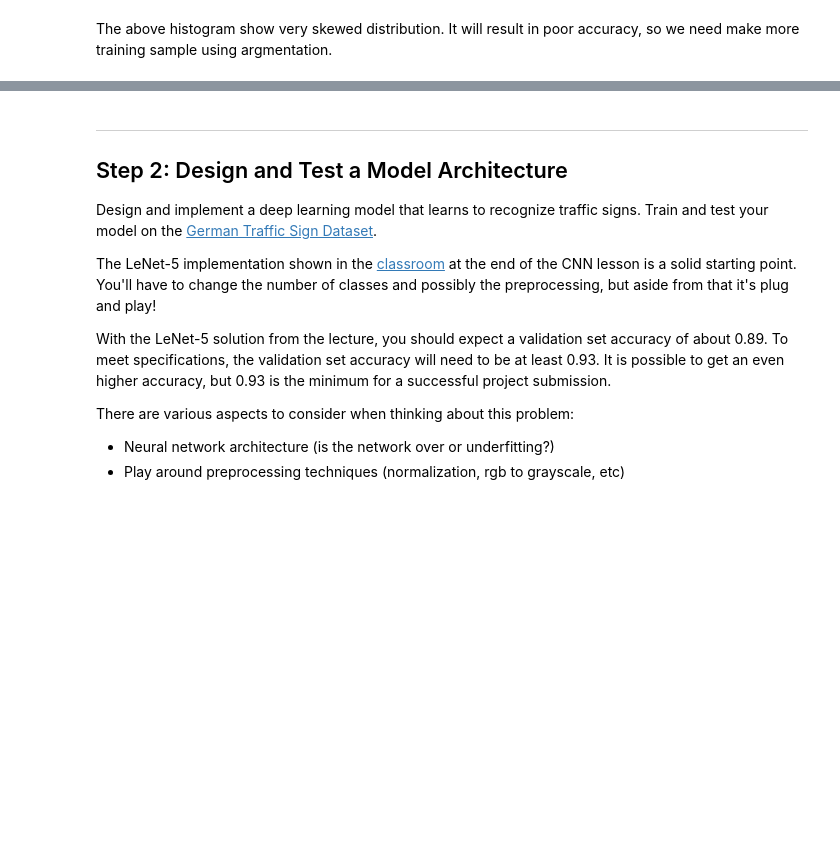
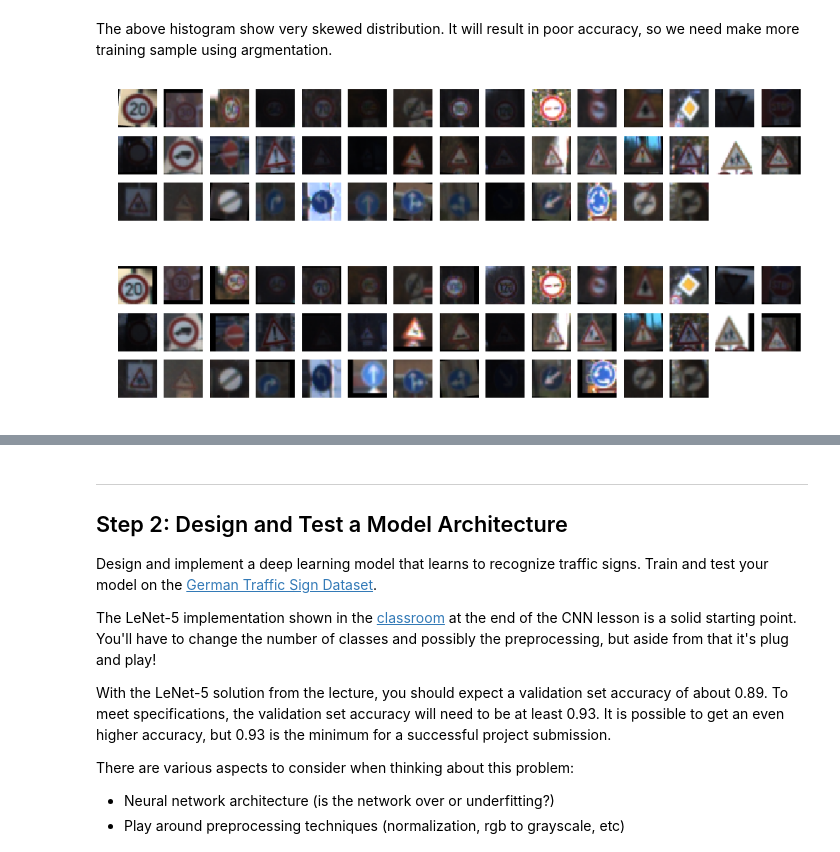
Before and after one commit to yummybian/CarND-Traffic-Sign-Classifier-Project, a Jupyter notebook: Traffic_Sign_Classifier.ipynb, the cells around one changed output, grey strips where cells are left out. Cells and saved outputs as stored; diff of their text form; code cells hidden in the pictures; blank space fills up the shorter version.

```diff
--- a/Traffic_Sign_Classifier.ipynb
+++ b/Traffic_Sign_Classifier.ipynb
@@ -107,16 +107,16 @@ import matplotlib.pyplot as plt
 %matplotlib inline
 
 
-def get_label_dict(y_data):
+def get_class_dict(y_data):
     """
     Return a class dictionary whose keys are the class
     labels and values are the indices of the class labels.
     """
     from collections import defaultdict
-    label_dict = defaultdict(list)
+    class_dict = defaultdict(list)
     for i, y in enumerate(y_data):
-        label_dict[y].append(i)
-    return label_dict
+        class_dict[y].append(i)
+    return class_dict
 
 
 def get_sample_images(X_data, y_data, start='random') :
@@ -126,24 +126,23 @@ def get_sample_images(X_data, y_data, start='random') :
     By default, images are randomly chosen from each class.
     """
     image_list = []
-    label_dict = get_label_dict(y_data)
+    class_dict = get_class_dict(y_data)
     labels = list(set(y_data))[::-1]
     for _ in range(len(labels)):
         if start == 'random':
-            i_img = random.choice(label_dict[labels.pop()])
+            i_img = random.choice(class_dict[labels.pop()])
         else :
-            i_img = label_dict[labels.pop()][start]
+            i_img = class_dict[labels.pop()][start]
         image_list.append(X_data[i_img])
     return image_list
 
 
-def show_sample_images(X_data, y_data, start='random') :
+def show_sample_images(image_list) :
     """
     Displays images from each class,
     start is the starting index in each class.
     By default, images are randomly chosen from each class.
     """
-    image_list = get_sample_images(X_data, y_data, start)
     image_count = len(image_list)
     fig, axes = plt.subplots(3, 15, figsize=(15, 3))
     for idx, ax in enumerate(axes.flatten()):
@@ -151,10 +150,8 @@ def show_sample_images(X_data, y_data, start='random') :
             ax.imshow(image_list[idx])
         ax.axis('off')
 
-
-show_sample_images(X_train, y_train, start=0)
-show_sample_images(X_train, y_train, start=1)
-show_sample_images(X_train, y_train, start=3)
-show_sample_images(X_train, y_train)
+show_sample_images(get_sample_images(X_train, y_train, start=0))
+# show_sample_images(get_sample_images(X_train, y_train, start=1))
+# show_sample_images(get_sample_images(X_train, y_train, start=3))
 # %% [output]
 [figure]
@@ -277,0 +315,10 @@ for _ in range(5):
+# %%
+augmenter = lambda x: augment_image(x)
+
+aug_image_lst1 = [augmenter(x) for x in get_sample_images(X_train, y_train, start=0)]
+aug_image_lst2 = [augmenter(x) for x in get_sample_images(X_train, y_train, start=1)]
+show_sample_images(aug_image_lst1)
+show_sample_images(aug_image_lst2)
+# %% [output]
+[figure, added]
+[figure, added]
```
Also changed, not shown: parts of 22 cells of this notebook.
